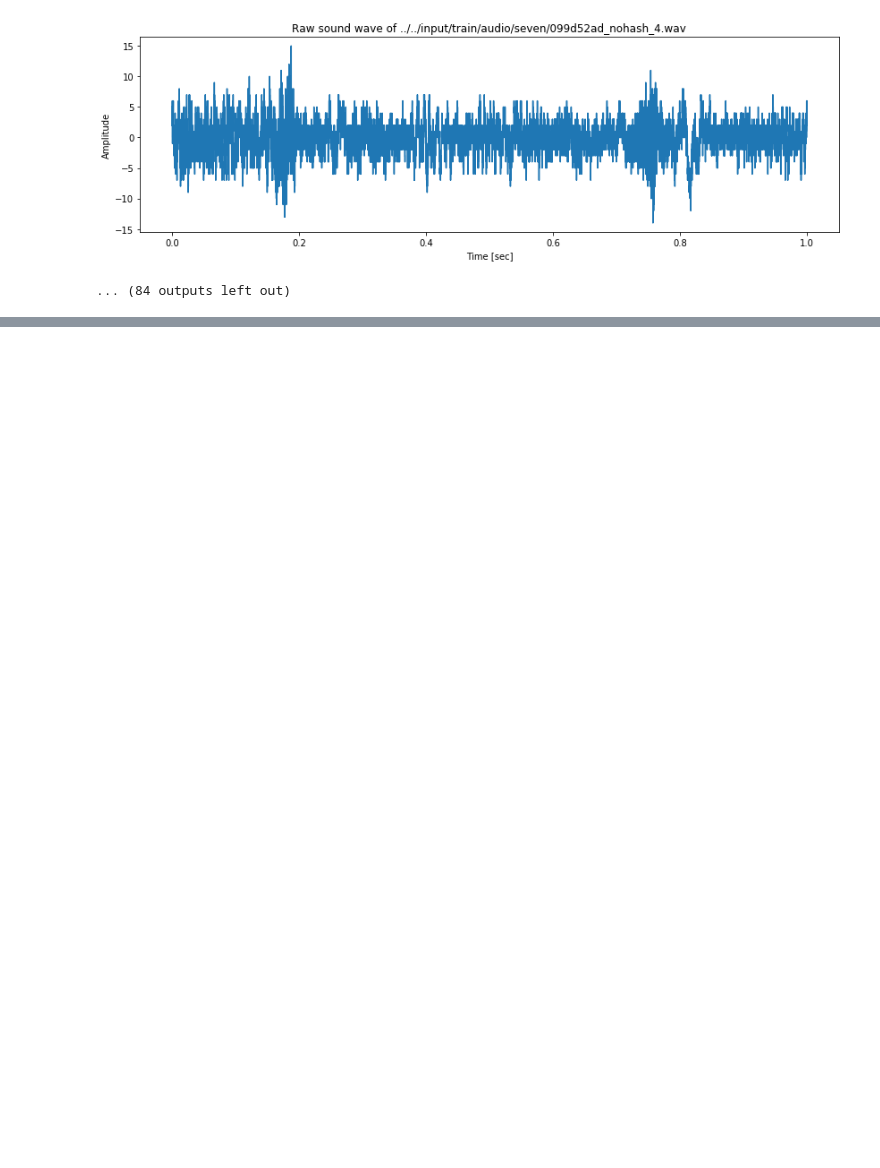
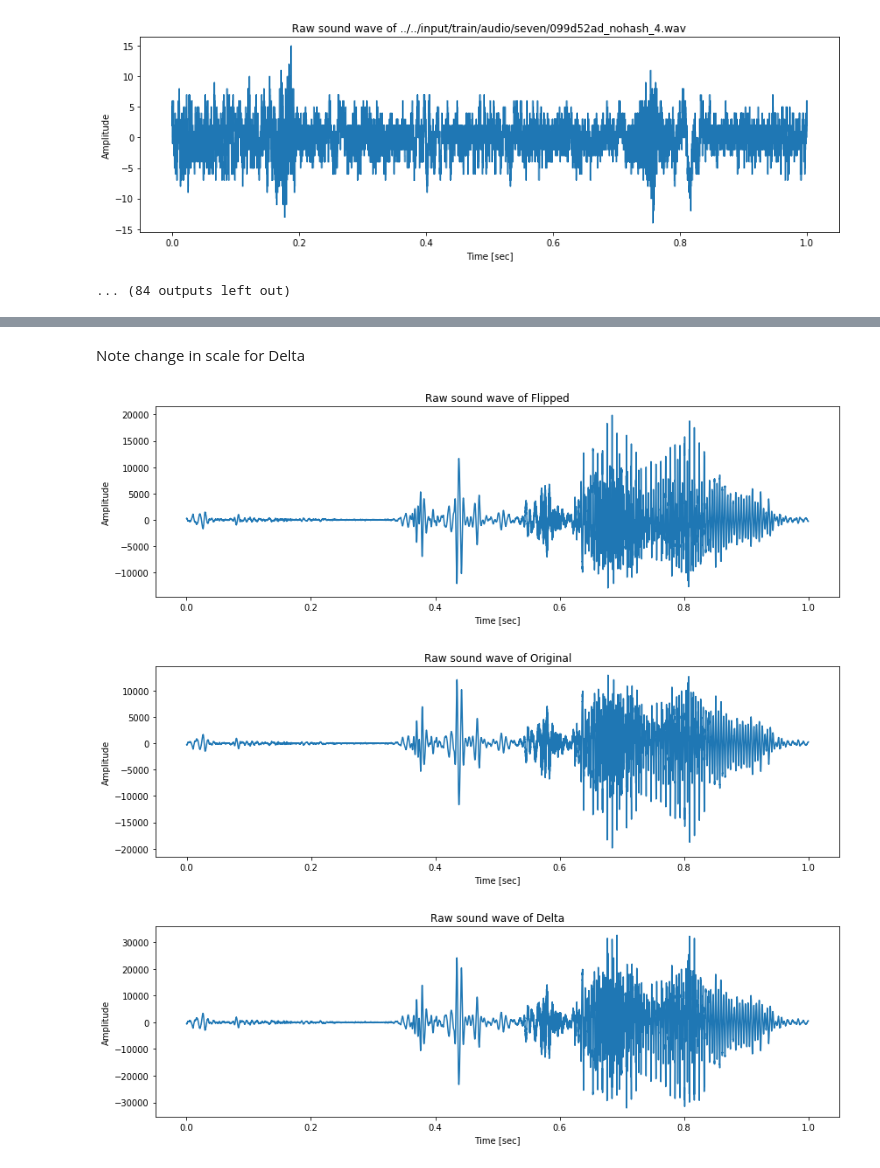
Before and after one commit to EarlGlynn/kaggle-speech-recognition, a Jupyter notebook: Jupyter/02-Low-Amplitude/Sound-Visualization-Low-Amplitude-SEVEN.ipynb, the cells around one changed output, grey strips where cells are left out. Cells and saved outputs as stored; diff of their text form; code cells hidden in the pictures; blank space fills up the shorter version.

Commit message:
What happens with flipped amplitude?  Not much.

```diff
--- a/Jupyter/02-Low-Amplitude/Sound-Visualization-Low-Amplitude-SEVEN.ipynb
+++ b/Jupyter/02-Low-Amplitude/Sound-Visualization-Low-Amplitude-SEVEN.ipynb
@@ -261,0 +269,18 @@ Noise.
+# %%
+i = 10
+#i = 6
+
+filenameShort = wavedf.loc[i, 'filename']
+word, wavename = filenameShort.split("/")
+
+filename = trainAudioPath + filenameShort
+sampleRate, samples = wavfile.read(filename)
+
+caption = '"' + word  + \
+    '" [amplitude from ' + str(min(samples)) +  ' to ' + str(max(samples)) + \
+    ', range = ' + str(int(max(samples)) - int(min(samples))) + ']'
+
+printMarkdown("# " + caption)
+print(wavedf.loc[i, 'comments'])
+
+ipd.display( ipd.Audio(filename) )
@@ -261,0 +293,5 @@ Noise.
+# %%
+flipped = -samples
+FLIPPED_FILENAME = 'flipped.wav'
+wavfile.write(FLIPPED_FILENAME, sampleRate, flipped.astype(np.int16))
+ipd.display( ipd.Audio(FLIPPED_FILENAME) )
@@ -261,0 +300,10 @@ Noise.
+# %% [markdown]
+Note change in scale for Delta
+# %%
+plotRawWave('Flipped', sampleRate, flipped, figWidth=14, figHeight=4)
+plotRawWave('Original', sampleRate, samples, figWidth=14, figHeight=4)
+plotRawWave('Delta',    sampleRate, samples - flipped, figWidth=14, figHeight=4)
+# %% [output]
+[figure, added]
+[figure, added]
+[figure, added]
```
Also changed, not shown: parts of 5 cells of this notebook.
